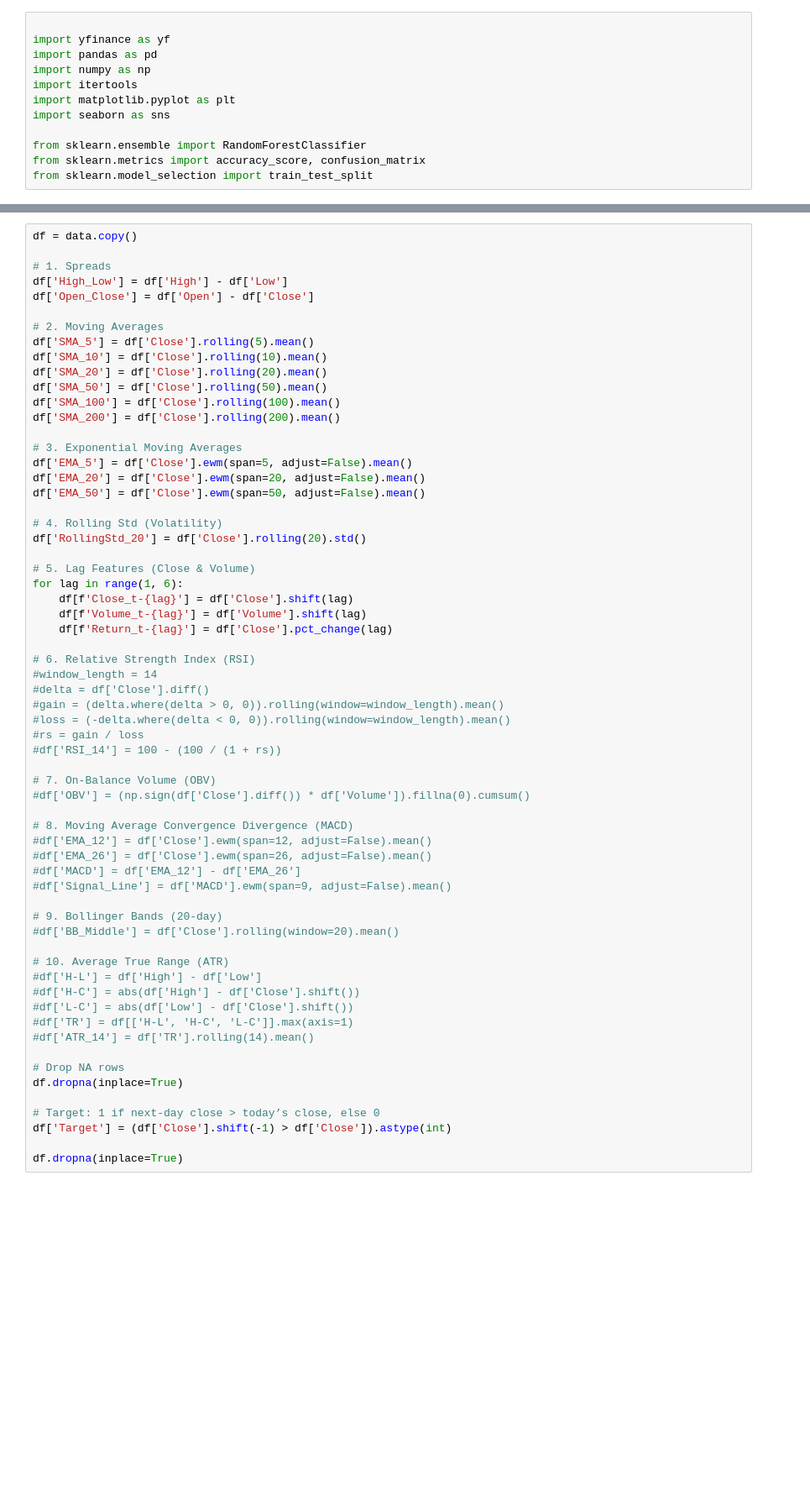
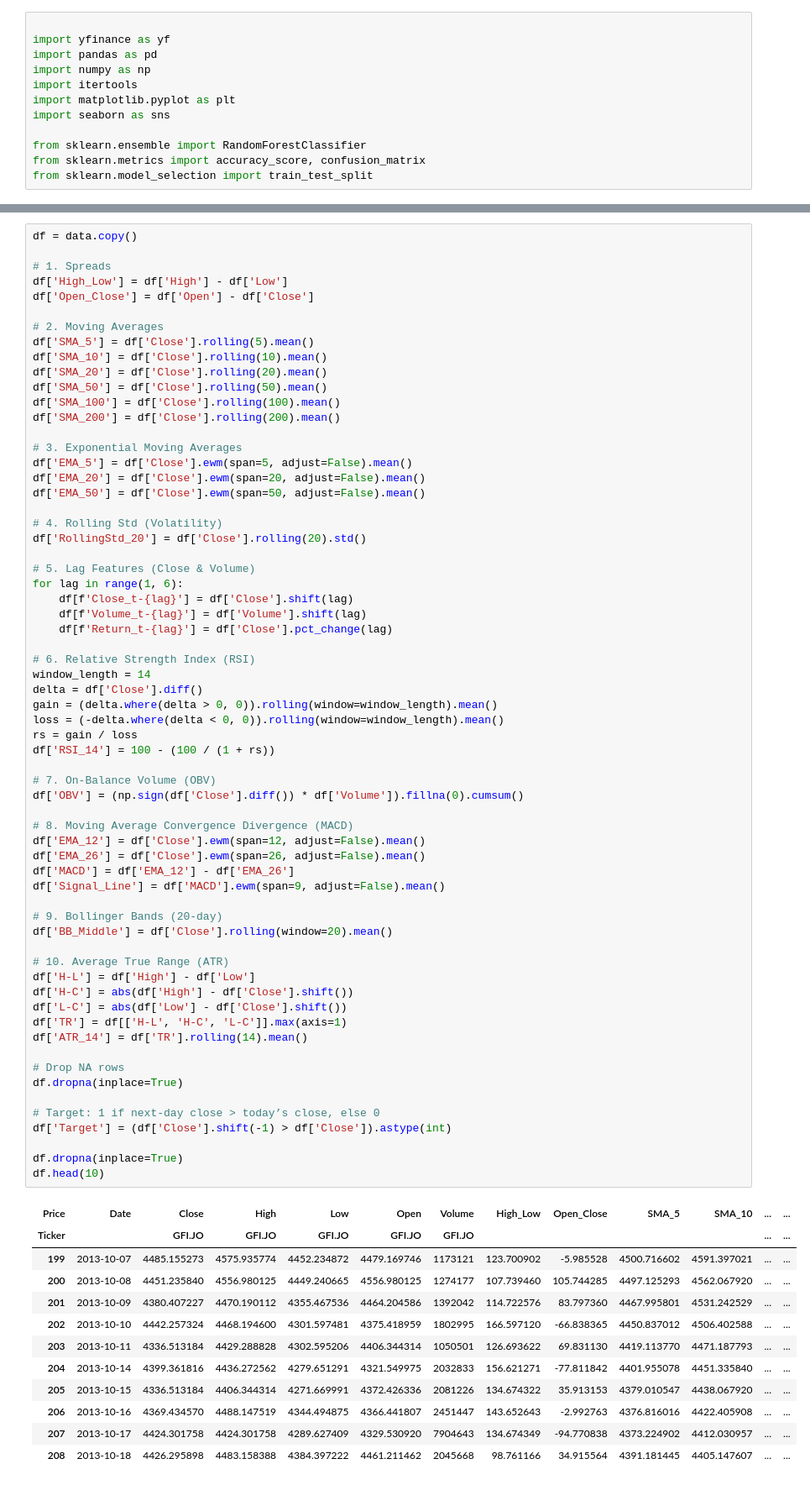
Before and after one commit to Deleon57/EDAR-Data, a Jupyter notebook: RF222.ipynb, the cells around one changed output, grey strips where cells are left out. Shown at 84% size. Saved outputs shown, nothing was run; the diff lists cells and outputs as text; blank space fills up the shorter version.

```diff
--- a/RF222.ipynb
+++ b/RF222.ipynb
@@ -40,47 +53,61 @@ df['SMA_200'] = df['Close'].rolling(200).mean()
 df['EMA_5'] = df['Close'].ewm(span=5, adjust=False).mean()
 df['EMA_20'] = df['Close'].ewm(span=20, adjust=False).mean()
 df['EMA_50'] = df['Close'].ewm(span=50, adjust=False).mean()
 
 # 4. Rolling Std (Volatility)
 df['RollingStd_20'] = df['Close'].rolling(20).std()
 
 # 5. Lag Features (Close & Volume)
 for lag in range(1, 6):
     df[f'Close_t-{lag}'] = df['Close'].shift(lag)
     df[f'Volume_t-{lag}'] = df['Volume'].shift(lag)
     df[f'Return_t-{lag}'] = df['Close'].pct_change(lag)
 
 # 6. Relative Strength Index (RSI)
-#window_length = 14
-#delta = df['Close'].diff()
-#gain = (delta.where(delta > 0, 0)).rolling(window=window_length).mean()
-#loss = (-delta.where(delta < 0, 0)).rolling(window=window_length).mean()
-#rs = gain / loss
-#df['RSI_14'] = 100 - (100 / (1 + rs))
+window_length = 14
+delta = df['Close'].diff()
+gain = (delta.where(delta > 0, 0)).rolling(window=window_length).mean()
+loss = (-delta.where(delta < 0, 0)).rolling(window=window_length).mean()
+rs = gain / loss
+df['RSI_14'] = 100 - (100 / (1 + rs))
 
 # 7. On-Balance Volume (OBV)
-#df['OBV'] = (np.sign(df['Close'].diff()) * df['Volume']).fillna(0).cumsum()
+df['OBV'] = (np.sign(df['Close'].diff()) * df['Volume']).fillna(0).cumsum()
 
 # 8. Moving Average Convergence Divergence (MACD)
-#df['EMA_12'] = df['Close'].ewm(span=12, adjust=False).mean()
-#df['EMA_26'] = df['Close'].ewm(span=26, adjust=False).mean()
-#df['MACD'] = df['EMA_12'] - df['EMA_26']
-#df['Signal_Line'] = df['MACD'].ewm(span=9, adjust=False).mean()
+df['EMA_12'] = df['Close'].ewm(span=12, adjust=False).mean()
+df['EMA_26'] = df['Close'].ewm(span=26, adjust=False).mean()
+df['MACD'] = df['EMA_12'] - df['EMA_26']
+df['Signal_Line'] = df['MACD'].ewm(span=9, adjust=False).mean()
 
 # 9. Bollinger Bands (20-day)
-#df['BB_Middle'] = df['Close'].rolling(window=20).mean()
+df['BB_Middle'] = df['Close'].rolling(window=20).mean()
 
 # 10. Average True Range (ATR)
-#df['H-L'] = df['High'] - df['Low']
-#df['H-C'] = abs(df['High'] - df['Close'].shift())
-#df['L-C'] = abs(df['Low'] - df['Close'].shift())
-#df['TR'] = df[['H-L', 'H-C', 'L-C']].max(axis=1)
-#df['ATR_14'] = df['TR'].rolling(14).mean()
+df['H-L'] = df['High'] - df['Low']
+df['H-C'] = abs(df['High'] - df['Close'].shift())
+df['L-C'] = abs(df['Low'] - df['Close'].shift())
+df['TR'] = df[['H-L', 'H-C', 'L-C']].max(axis=1)
+df['ATR_14'] = df['TR'].rolling(14).mean()
 
 # Drop NA rows
 df.dropna(inplace=True)
 
 # Target: 1 if next-day close > today’s close, else 0
 df['Target'] = (df['Close'].shift(-1) > df['Close']).astype(int)
 
 df.dropna(inplace=True)
+df.head(10)
+# %% [output]
+| Price | Date | Close | High | Low | Open | Volume | High_Low | Open_Close | SMA_5 | SMA_10 | ... | ... |
+| Ticker |  | GFI.JO | GFI.JO | GFI.JO | GFI.JO | GFI.JO |  |  |  |  | ... | ... |
+| 199 | 2013-10-07 | 4485.155273 | 4575.935774 | 4452.234872 | 4479.169746 | 1173121 | 123.700902 | -5.985528 | 4500.716602 | 4591.397021 | ... | ... |
+| 200 | 2013-10-08 | 4451.235840 | 4556.980125 | 4449.240665 | 4556.980125 | 1274177 | 107.739460 | 105.744285 | 4497.125293 | 4562.067920 | ... | ... |
+| 201 | 2013-10-09 | 4380.407227 | 4470.190112 | 4355.467536 | 4464.204586 | 1392042 | 114.722576 | 83.797360 | 4467.995801 | 4531.242529 | ... | ... |
+| 202 | 2013-10-10 | 4442.257324 | 4468.194600 | 4301.597481 | 4375.418959 | 1802995 | 166.597120 | -66.838365 | 4450.837012 | 4506.402588 | ... | ... |
+| 203 | 2013-10-11 | 4336.513184 | 4429.288828 | 4302.595206 | 4406.344314 | 1050501 | 126.693622 | 69.831130 | 4419.113770 | 4471.187793 | ... | ... |
+| 204 | 2013-10-14 | 4399.361816 | 4436.272562 | 4279.651291 | 4321.549975 | 2032833 | 156.621271 | -77.811842 | 4401.955078 | 4451.335840 | ... | ... |
+| 205 | 2013-10-15 | 4336.513184 | 4406.344314 | 4271.669991 | 4372.426336 | 2081226 | 134.674322 | 35.913153 | 4379.010547 | 4438.067920 | ... | ... |
+| 206 | 2013-10-16 | 4369.434570 | 4488.147519 | 4344.494875 | 4366.441807 | 2451447 | 143.652643 | -2.992763 | 4376.816016 | 4422.405908 | ... | ... |
+| 207 | 2013-10-17 | 4424.301758 | 4424.301758 | 4289.627409 | 4329.530920 | 7904643 | 134.674349 | -94.770838 | 4373.224902 | 4412.030957 | ... | ... |
+| 208 | 2013-10-18 | 4426.295898 | 4483.158388 | 4384.397222 | 4461.211462 | 2045668 | 98.761166 | 34.915564 | 4391.181445 | 4405.147607 | ... | ... |
```
Also changed, not shown: parts of 6 cells of this notebook.
